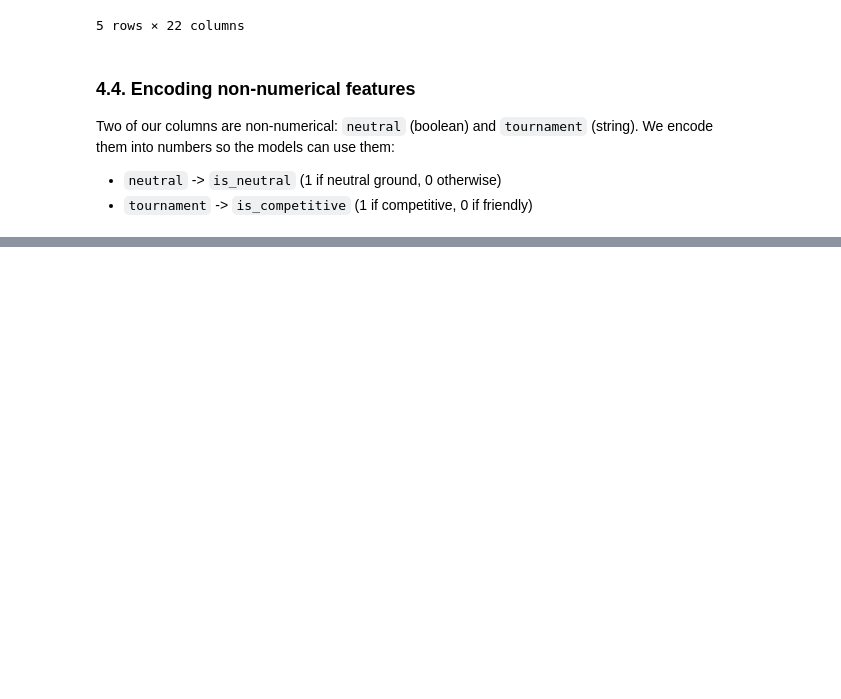
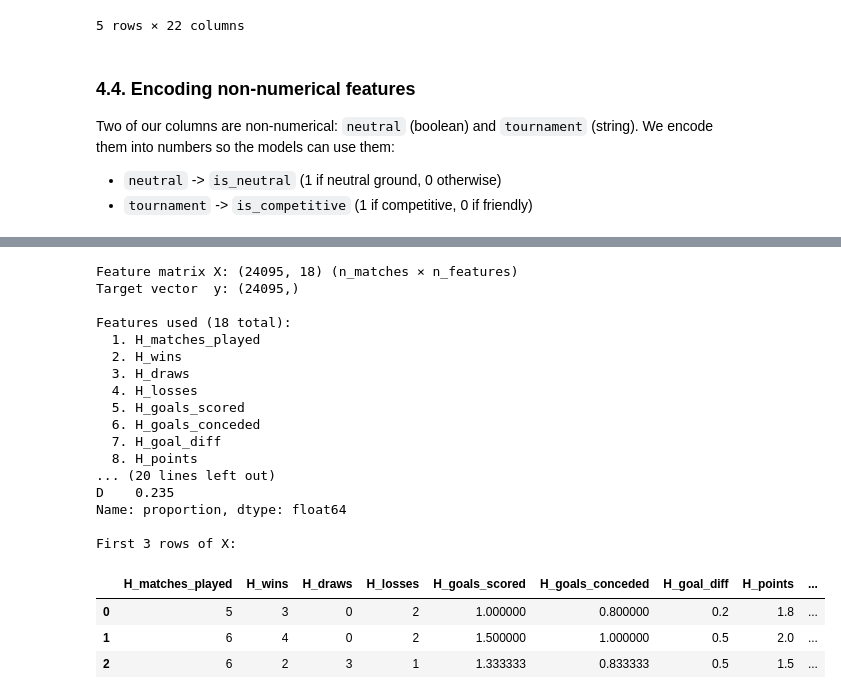
Before and after one commit to Am1neX/Project_INFOH410, a Jupyter notebook: notebooks/football_prediction.ipynb, the cells around one changed output, grey strips where cells are left out. Cells and saved outputs as stored; diff of their text form; code cells hidden in the pictures; blank space fills up the shorter version.

Commit message:
save data

```diff
--- a/notebooks/football_prediction.ipynb
+++ b/notebooks/football_prediction.ipynb
@@ -667,0 +667,65 @@ Name: result, dtype: float64
+# %%
+# define the feature columns
+FEATURE_COLS = [
+    'H_matches_played',
+    'H_wins',
+    'H_draws',
+    'H_losses',
+    'H_goals_scored',
+    'H_goals_conceded',
+    'H_goal_diff',
+    'H_points',
+    'A_matches_played',
+    'A_wins',
+    'A_draws',
+    'A_losses',
+    'A_goals_scored',
+    'A_goals_conceded',
+    'A_goal_diff',
+    'A_points',
+    'is_neutral',
+    'is_competitive'
+]
+
+# build X and y
+X = df_features[FEATURE_COLS].copy()
+y = df_features['result'].copy()
+
+# checks
+print(f"Feature matrix X: {X.shape} (n_matches × n_features)")
+print(f"Target vector  y: {y.shape}")
+print(f"\nFeatures used ({len(FEATURE_COLS)} total):")
+for i, col in enumerate(FEATURE_COLS):
+    print(f"  {i+1}. {col}")
+
+print(f"\nX data types:")
+print(X.dtypes.value_counts())
+
+print(f"\ny class distribution:")
+print(y.value_counts(normalize=True).round(3))
+
+# first few rows of the final X
+print(f"\nFirst 3 rows of X:")
+X.head(3)
+# %% [output]
+Feature matrix X: (24095, 18) (n_matches × n_features)
+Target vector  y: (24095,)
+
+Features used (18 total):
+  1. H_matches_played
+  2. H_wins
+  3. H_draws
+  4. H_losses
+  5. H_goals_scored
+  6. H_goals_conceded
+  7. H_goal_diff
+  8. H_points
+... (20 lines left out)
+D    0.235
+Name: proportion, dtype: float64
+
+First 3 rows of X:
+|  | H_matches_played | H_wins | H_draws | H_losses | H_goals_scored | H_goals_conceded | H_goal_diff | H_points | ... |
+| 0 | 5 | 3 | 0 | 2 | 1.000000 | 0.800000 | 0.2 | 1.8 | ... |
+| 1 | 6 | 4 | 0 | 2 | 1.500000 | 1.000000 | 0.5 | 2.0 | ... |
+| 2 | 6 | 2 | 3 | 1 | 1.333333 | 0.833333 | 0.5 | 1.5 | ... |
```
Also changed, not shown: parts of 7 cells of this notebook.
